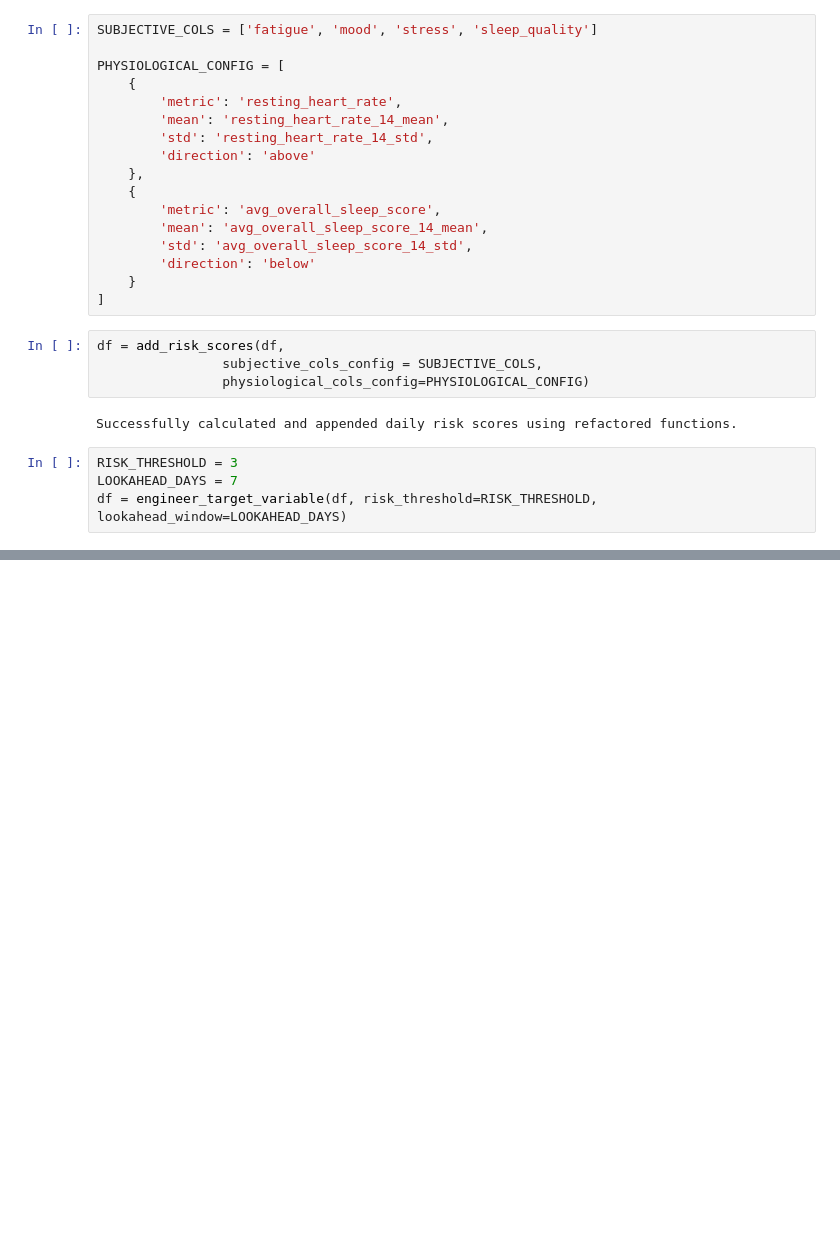
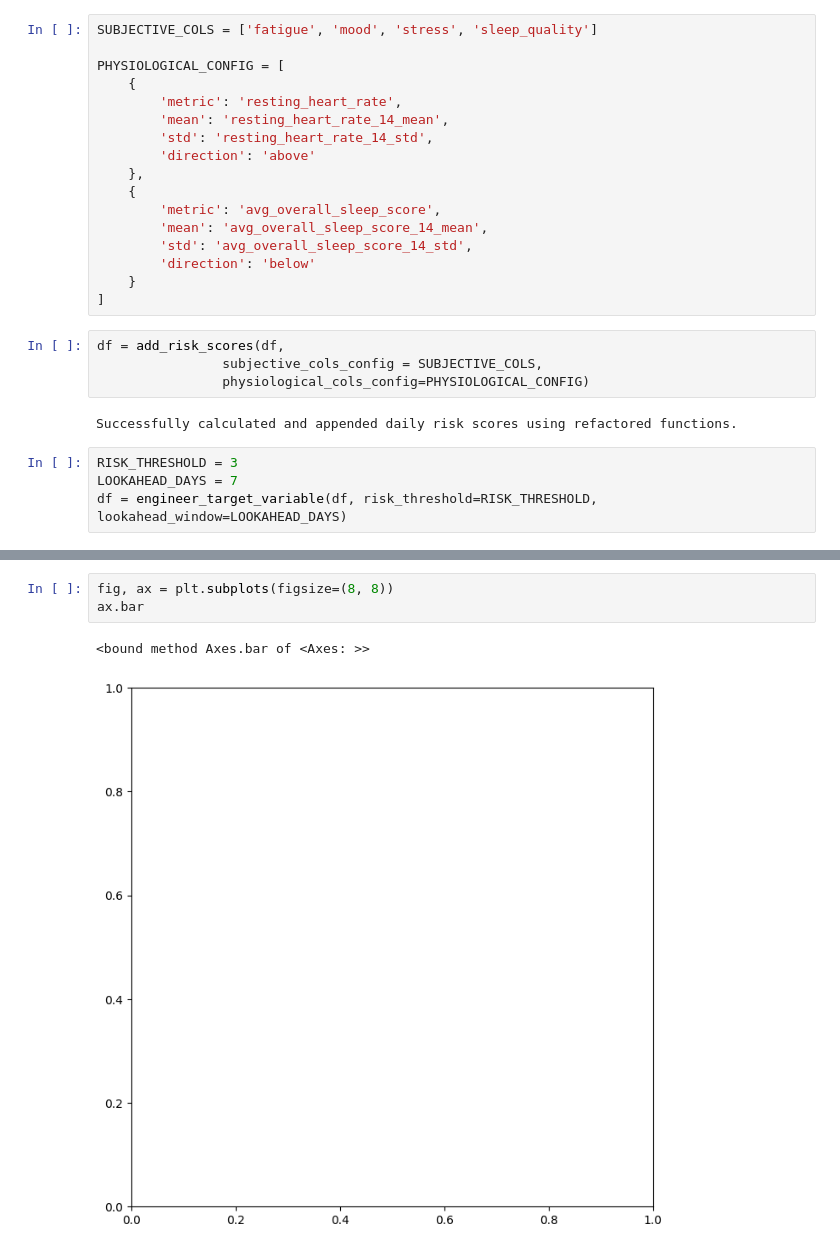
Before and after one commit to ahmedhanifc/DSAI3301---Physiological-Signals-Mental-Health-Assessment, a Jupyter notebook: analysis_v2.ipynb, the cells around one changed output, grey strips where cells are left out. Saved outputs shown, nothing was run; the diff lists cells and outputs as text; blank space fills up the shorter version.

```diff
--- a/analysis_v2.ipynb
+++ b/analysis_v2.ipynb
@@ -100,0 +147,6 @@ df = engineer_target_variable(df, risk_threshold=RISK_THRESHOLD, lookahead_windo
+# %%
+fig, ax = plt.subplots(figsize=(8, 8))
+ax.bar
+# %% [output]
+<bound method Axes.bar of <Axes: >>
+[figure, added]
```
Also changed, not shown: parts of 11 cells of this notebook, 10 other files.
